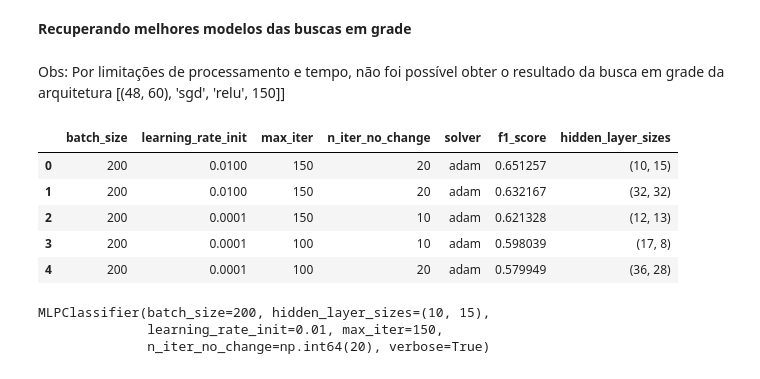
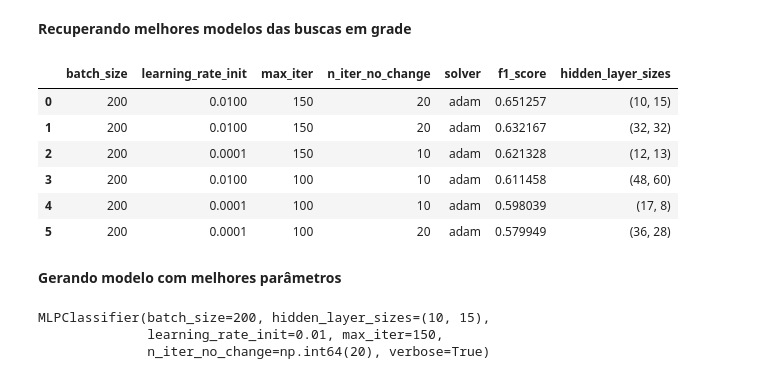
Before and after one commit to IRGarrido/RNA_PP2.2, a Jupyter notebook: PP2.2.3 - Validação Cruzada e Busca em Grade.ipynb, the cells around one changed output. Drawn from its saved outputs; the diff is of its cells as text; code cells hidden in the pictures.

Commit message:
Execução da Arquitetura 0

```diff
--- a/PP2.2.3 - Validação Cruzada e Busca em Grade.ipynb
+++ b/PP2.2.3 - Validação Cruzada e Busca em Grade.ipynb
@@ -190,28 +190,26 @@ Os resultados são armazenados da seguinte maneira:
 Como resultado da busca em grande com validação cruzada 5-fold, identifique o modelo otimizado com melhor desempenho para o problema. Apresente claramente este modelo, seus parâmetros, hiperparâmetros otimizados e resultados para cada um dos folds avaliados. Esta é a melhor solução identificada em decorrência deste projeto
 # %% [markdown]
 **Recuperando melhores modelos das buscas em grade**
-# %% [markdown]
-Obs: Por limitações de processamento e tempo, não foi possível obter o resultado da busca em grade da arquitetura [(48, 60), 'sgd', 'relu', 150]]
 # %%
 melhores_modelos = []
 for i in range(6):
-    if i==0:
-        continue
-
     with open(f"buscas_em_grade/melhor_arquitetura{i}.json", 'r', encoding='utf-8') as f:
         data = json.load(f)
         data['hidden_layer_sizes'] = arquiteturas[i][0]
         melhores_modelos.append(data)
 
 melhores_modelos = pd.DataFrame(melhores_modelos).sort_values(by='f1_score', ascending=False, ignore_index=True)
 melhores_modelos
 # %% [output]
 |  | batch_size | learning_rate_init | max_iter | n_iter_no_change | solver | f1_score | hidden_layer_sizes |
 | 0 | 200 | 0.0100 | 150 | 20 | adam | 0.651257 | (10, 15) |
 | 1 | 200 | 0.0100 | 150 | 20 | adam | 0.632167 | (32, 32) |
 | 2 | 200 | 0.0001 | 150 | 10 | adam | 0.621328 | (12, 13) |
-| 3 | 200 | 0.0001 | 100 | 10 | adam | 0.598039 | (17, 8) |
-| 4 | 200 | 0.0001 | 100 | 20 | adam | 0.579949 | (36, 28) |
+| 3 | 200 | 0.0100 | 100 | 10 | adam | 0.611458 | (48, 60) |
+| 4 | 200 | 0.0001 | 100 | 10 | adam | 0.598039 | (17, 8) |
+| 5 | 200 | 0.0001 | 100 | 20 | adam | 0.579949 | (36, 28) |
+# %% [markdown]
+**Gerando modelo com melhores parâmetros**
 # %%
 parametros_finais = melhores_modelos.loc[0]
 parametros_finais = parametros_finais.drop('f1_score')
```
Also changed, not shown: parts of 2 cells of this notebook, 2 other files.
